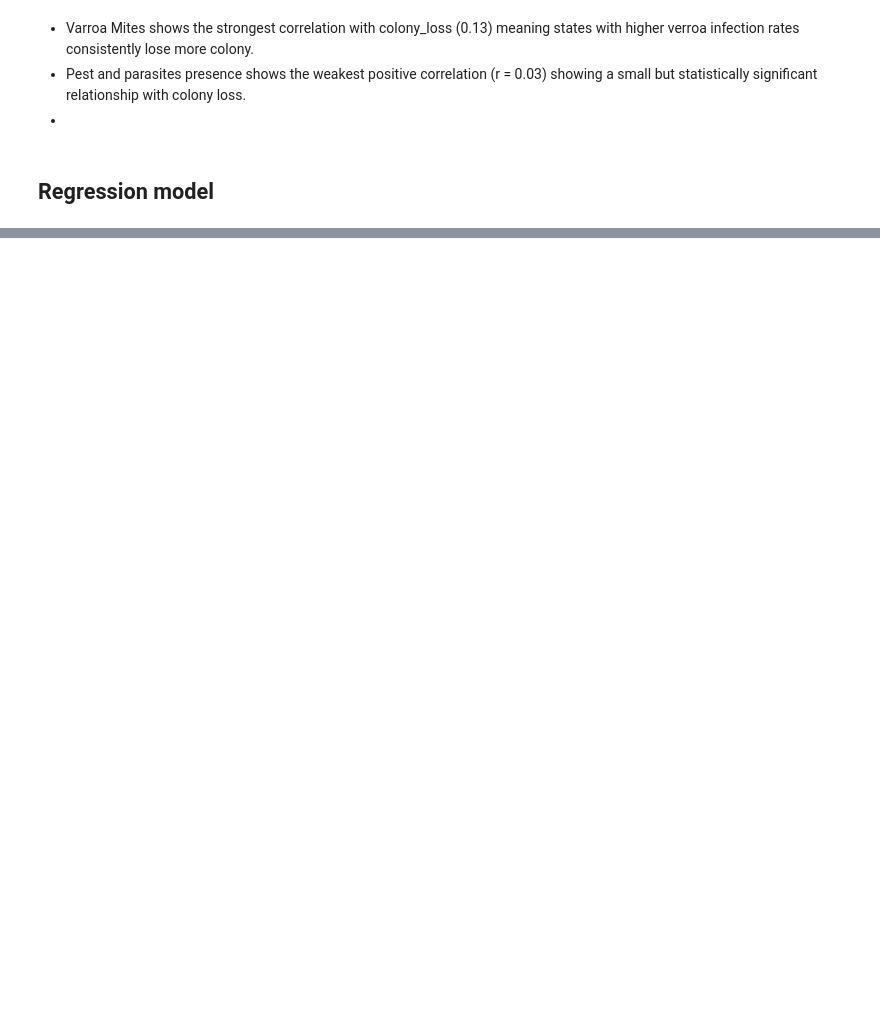
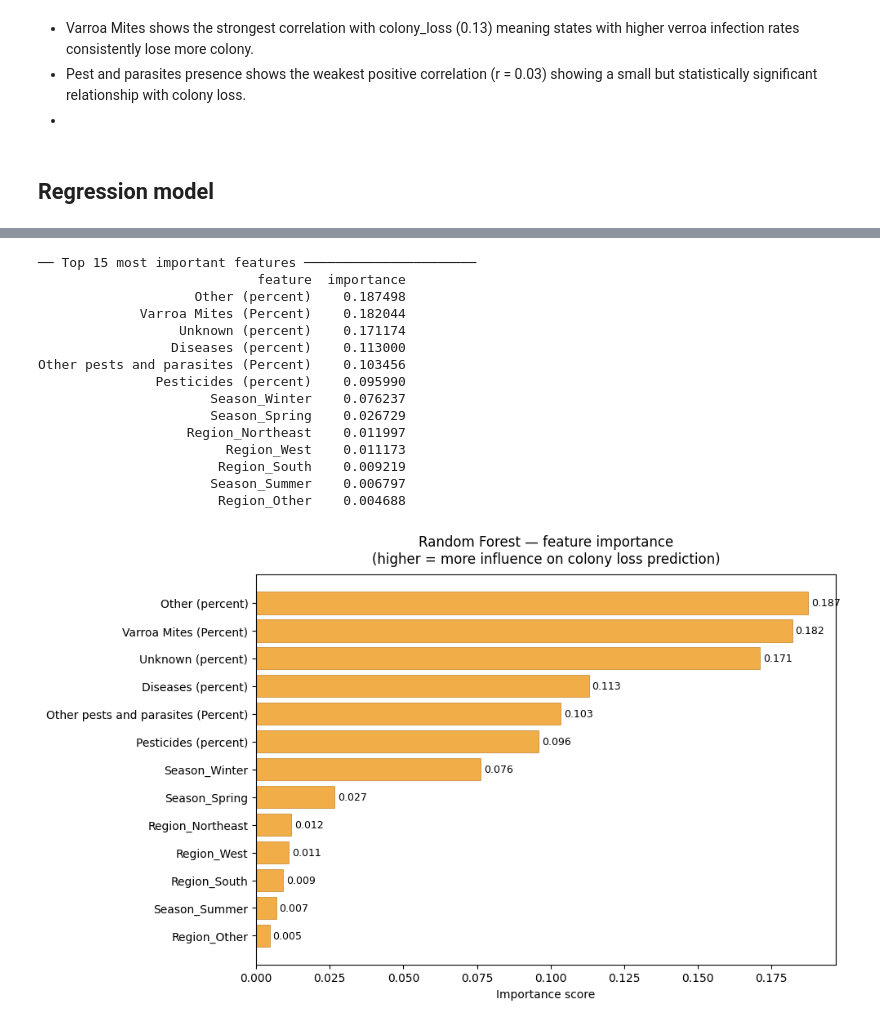
Before and after one commit to NganTran-185/bee-colony-loss-analysis, a Jupyter notebook: Bees.ipynb, the cells around one changed output, grey strips where cells are left out. Saved outputs shown, nothing was run; the diff lists cells and outputs as text; code cells hidden in the pictures; blank space fills up the shorter version.

```diff
--- a/Bees.ipynb
+++ b/Bees.ipynb
@@ -781,0 +858,53 @@ print(importance_df)
+# %%
+import pandas as pd
+import matplotlib.pyplot as plt
+
+importance_df = pd.DataFrame({
+    'feature': features,
+    'importance': rf.feature_importances_
+}).sort_values('importance', ascending=False)
+
+print("── Top 15 most important features ──────────────────────")
+print(importance_df.head(15).to_string(index=False))
+
+# Plot top 15
+top15 = importance_df.head(15).sort_values('importance')
+
+fig, ax = plt.subplots(figsize=(10, 6))
+bars = ax.barh(
+    top15['feature'],
+    top15['importance'],
+    color='#EF9F27',
+    edgecolor='#BA7517',
+    linewidth=0.5,
+    alpha=0.85,
+)
+
+# Add value labels
+for bar, val in zip(bars, top15['importance']):
+    ax.text(val + 0.001, bar.get_y() + bar.get_height()/2,
+            f'{val:.3f}', va='center', fontsize=9)
+
+ax.set_title('Random Forest — feature importance\n(higher = more influence on colony loss prediction)',
+             fontsize=12, pad=10)
+ax.set_xlabel('Importance score')
+plt.tight_layout()
+plt.savefig('day4_feature_importance.png', dpi=150, bbox_inches='tight')
+plt.show()
+# %% [output]
+── Top 15 most important features ──────────────────────
+                            feature  importance
+                    Other (percent)    0.187498
+             Varroa Mites (Percent)    0.182044
+                  Unknown (percent)    0.171174
+                 Diseases (percent)    0.113000
+Other pests and parasites (Percent)    0.103456
+               Pesticides (percent)    0.095990
+                      Season_Winter    0.076237
+                      Season_Spring    0.026729
+                   Region_Northeast    0.011997
+                        Region_West    0.011173
+                       Region_South    0.009219
+                      Season_Summer    0.006797
+                       Region_Other    0.004688
+[figure, added]
```
Also changed, not shown: parts of 16 cells of this notebook, 13 other files.
